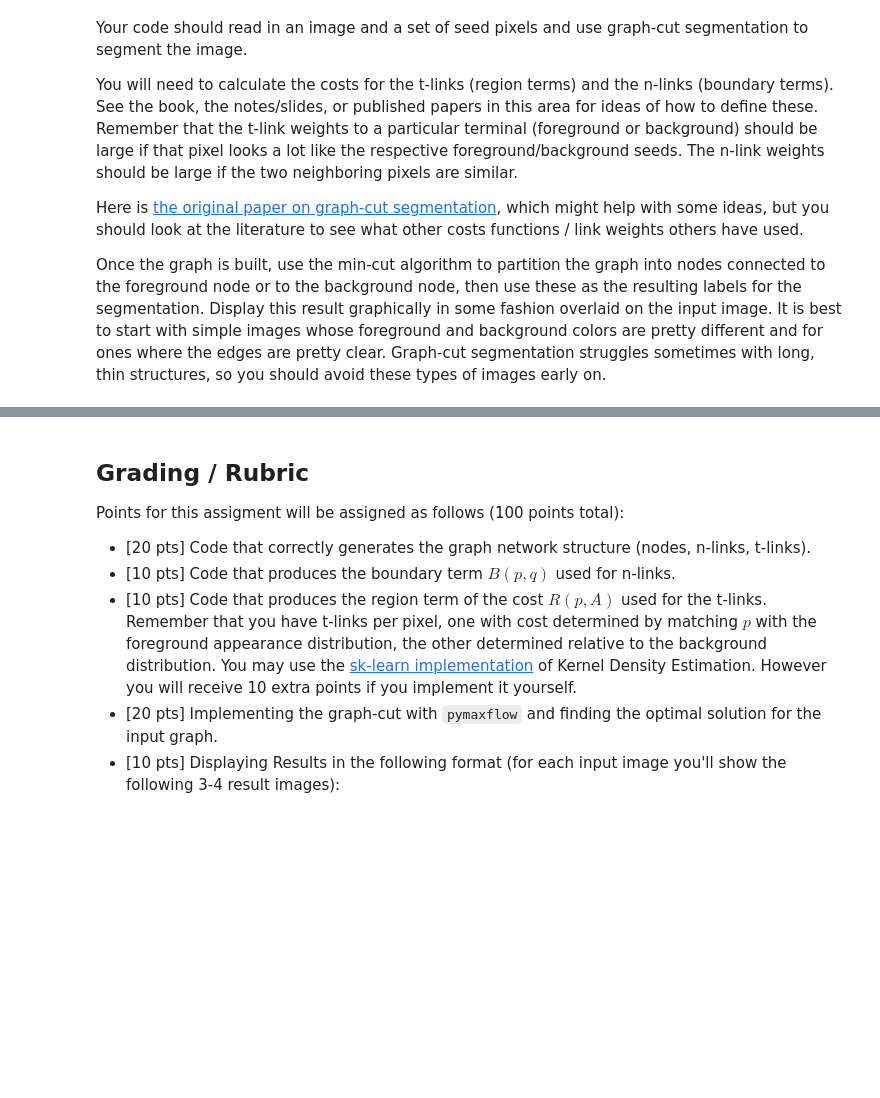
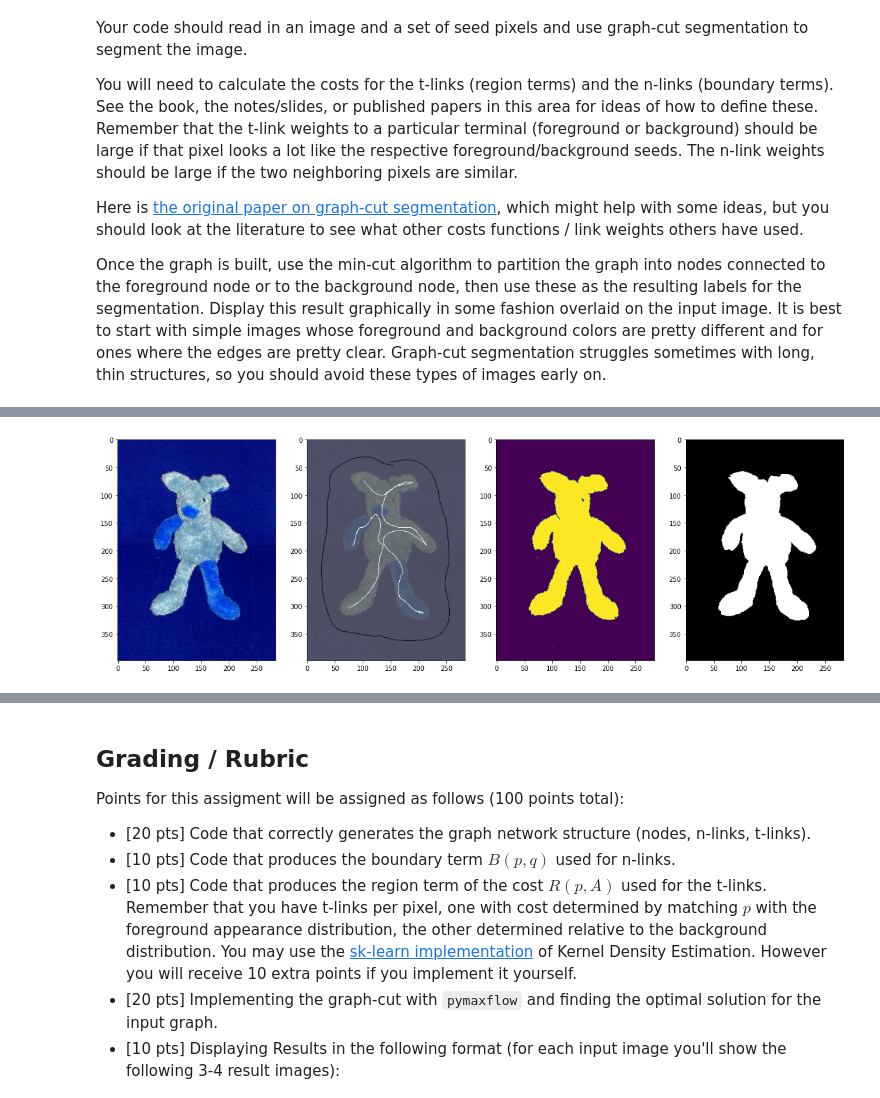
Before and after one commit to davidcGIThub/computer_vision_assignments, a Jupyter notebook: proj2-segmentation/Project2-Segmentation.ipynb, the cells around one changed output, grey strips where cells are left out. Saved outputs shown, nothing was run; the diff lists cells and outputs as text; code cells hidden in the pictures; blank space fills up the shorter version.

```diff
--- a/proj2-segmentation/Project2-Segmentation.ipynb
+++ b/proj2-segmentation/Project2-Segmentation.ipynb
@@ -225,0 +295,15 @@ ValueError: Found array with 0 sample(s) (shape=(0, 3)) while a minimum of 1 is
+# %%
+# teddy
+sigma = 10
+segmented, tri_map = get_segmentation_images(teddy_image,sigma,teddy_foreground_data,teddy_background_data)
+plt.subplot(141)
+plt.imshow(teddy_image)
+plt.subplot(142)
+plt.imshow(tri_map)
+plt.subplot(143)
+plt.imshow(segmented)
+plt.subplot(144)
+plt.imshow(teddy_image_truth)
+plt.show()
+# %% [output]
+[figure, added]
```
Also changed, not shown: parts of 12 cells of this notebook, 17 other files.
